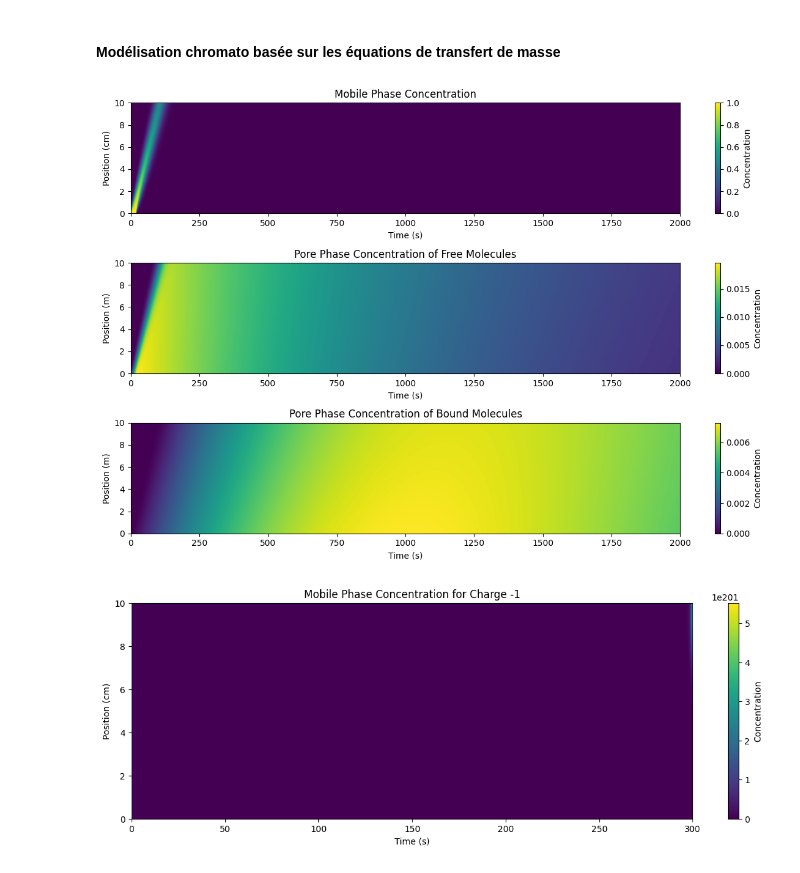
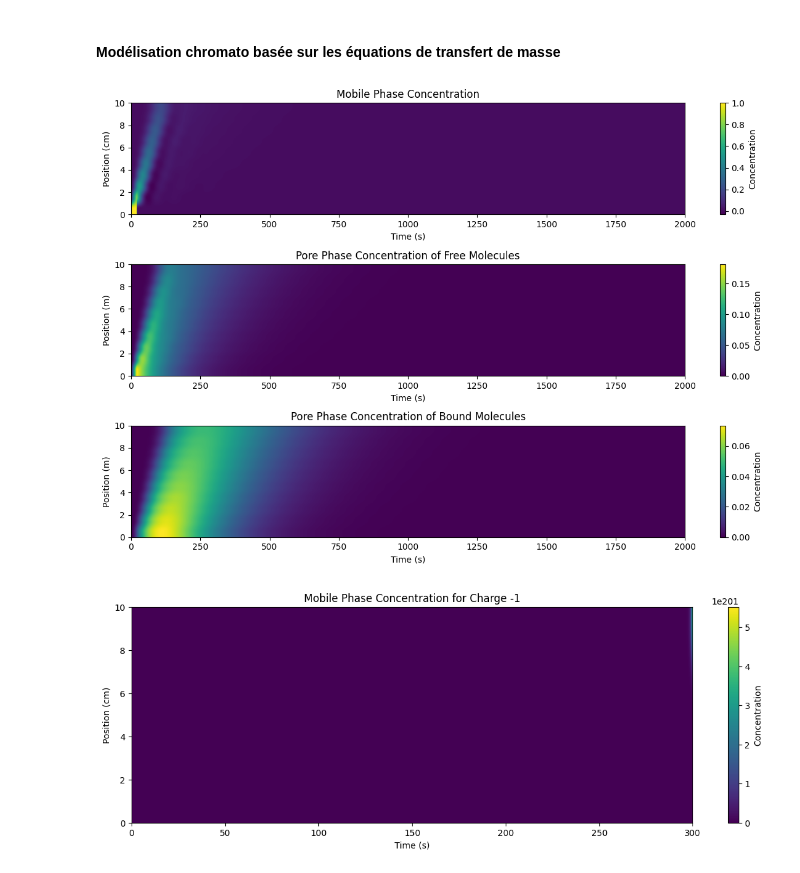
Before and after one commit to HugoKD/byoRNA, a Jupyter notebook: ByoRna.ipynb, the cells around one changed output. Drawn from its saved outputs; the diff is of its cells as text; code cells hidden in the pictures.

```diff
--- a/ByoRna.ipynb
+++ b/ByoRna.ipynb
@@ -210,7 +236,7 @@ class Filtration:
 # %%
 dalton_to_gram = 1.66e-24
 
-feed = [
+feed_initial = [
     {'type': 'DNA', 'size': 200, 'pourcentage': 0.045, 'poids_unitaire': 200 * 330 * dalton_to_gram, 'poids' : usp.get_masse_X(100), 'charge' : -1},
     {'type': 'RNA', 'size': 340, 'pourcentage': 0.045, 'poids_unitaire': 340 * 340 * dalton_to_gram, 'poids' : usp.get_masse_X(100), 'charge' : -1},
     {'type': 'protein', 'size': 108, 'pourcentage': 0.10, 'poids_unitaire': 108 * 110 * dalton_to_gram, 'poids' : usp.get_masse_X(100), 'charge' : 2},
@@ -221,9 +247,19 @@ feed = [
 
 
 print(f"masse totale USP de {usp.get_masse_X(100)}")
-print([f"{molecule['type']} {molecule['charge']}" for molecule in feed])
-process = DSP(feed)
-s = process.visu(type_ = 'logistique',filter_size= 300, filter_charge = -1,type_chromatography='size', transform = True)
+print([f"{molecule['type']} {molecule['charge']}" for molecule in feed_initial])
+process = DSP(
+    feed_initial,
+    temperature=300,
+    filtrations =  [{
+    'type_filtration': 'size',
+    'filter_size': 300,
+    'type_' : 'passage'},
+    {
+    'type_filtration': 'charge',
+    'filter_charge': -1,
+    }])
+s = process.visu()
 # %% [output]
 masse totale USP de 177.0787413970911
 ['DNA -1', 'RNA -1', 'protein 2', 'virus 0', 'tiny_mol -1', 'debris 0']
@@ -262,8 +300,7 @@ plt.show()
 # %% [markdown]
 #### Modélisation chromato basée sur les équations de transfert de masse
 # %%
-import numpy as np
-import matplotlib.pyplot as plt
+## Filtration baséée sur la taille de la molécule
 
 class Filtration:
     def __init__(self, feed, filter_size):
@@ -293,12 +330,10 @@ class Chromatography(Filtration):
 
         self.z = np.linspace(0, L, Nx)
 
-        # Initialize concentration arrays
         self.c = np.zeros(Nx)
         self.cp = np.zeros(Nx)
         self.q = np.zeros(Nx)
 
-        # Initial conditions
         self.c0 = lambda z: np.zeros_like(z)
         self.cp0 = lambda z: np.zeros_like(z)
         self.q0 = lambda z: np.zeros_like(z)
@@ -402,36 +437,37 @@ class Chromatography(Filtration):
         plt.subplot(2, 1, 2)
         plt.title(f'Pore Phase Concentration of Free molecule size {self.charges[i]}')
         plt.imshow(np.array(self.cp_history)[:, i, :].T, aspect='auto', origin='lower', extent=[0, self.T, 0, self.L])
         plt.colorbar(label='Concentration')
         plt.xlabel('Time (s)')
         plt.ylabel('Position (m)')
 
         plt.tight_layout()
         plt.show()
 
 
 # Parameters
 L = 10
 T = 2000.0
 v = 0.1
 D = 0.01
-Nx = 100
-Nt = 100000
+Nx = 10
+Nt = 10000
 pulse_duration = 20
 pulse_concentration = 1
 target_molecule = 'A'
 feed = [{'type': 'A', 'concentration': 1.0}, {'type': 'B', 'concentration': 0.5}]
 filter_size = 1.0
 particle_size = .01  # Example particle size
 molecule_size = 0.0001  # Example molecule size
 temperature = 298.15  # Example temperature in Kelvin (25°C)
-solvent_viscosity = 0.9  # Example solvent viscosity (arbitrary units)
-affinity = 0.001  # Example affinity constant
+solvent_viscosity = 1  # Example solvent viscosity (arbitrary units)
+affinity = 0.01  # Example affinity constant
 size = [.0001,.001,.01]
+
 # Instantiate and run chromatography
 chromatography = Chromatography(L, T, v, D, Nx, Nt, pulse_duration, pulse_concentration, target_molecule, feed, filter_size, particle_size, molecule_size, temperature, solvent_viscosity, affinity)
 chromatography.perform_chromatography()
 chromatography.plot_result()
 # %% [output]
-[figure, old version]
+[figure, new version]
 # %%
```
Also changed, not shown: parts of 8 cells of this notebook.
